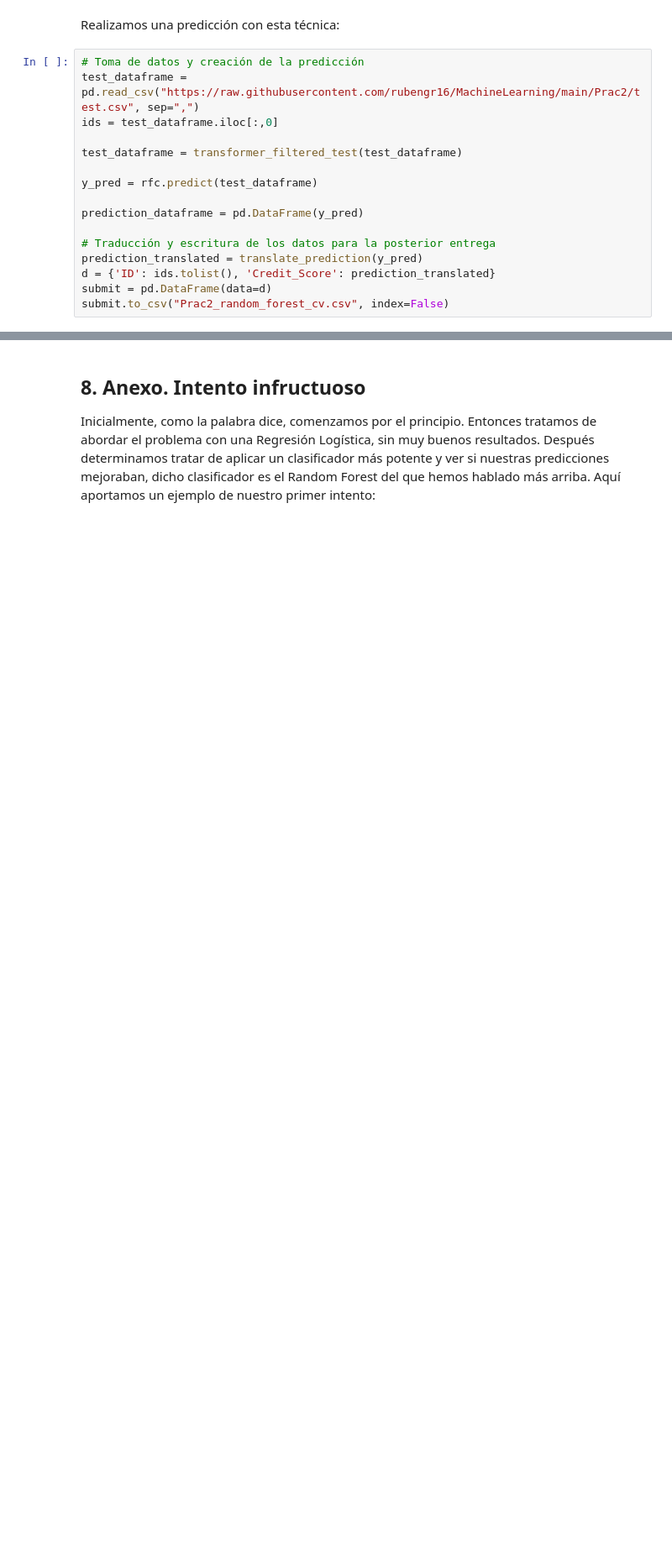
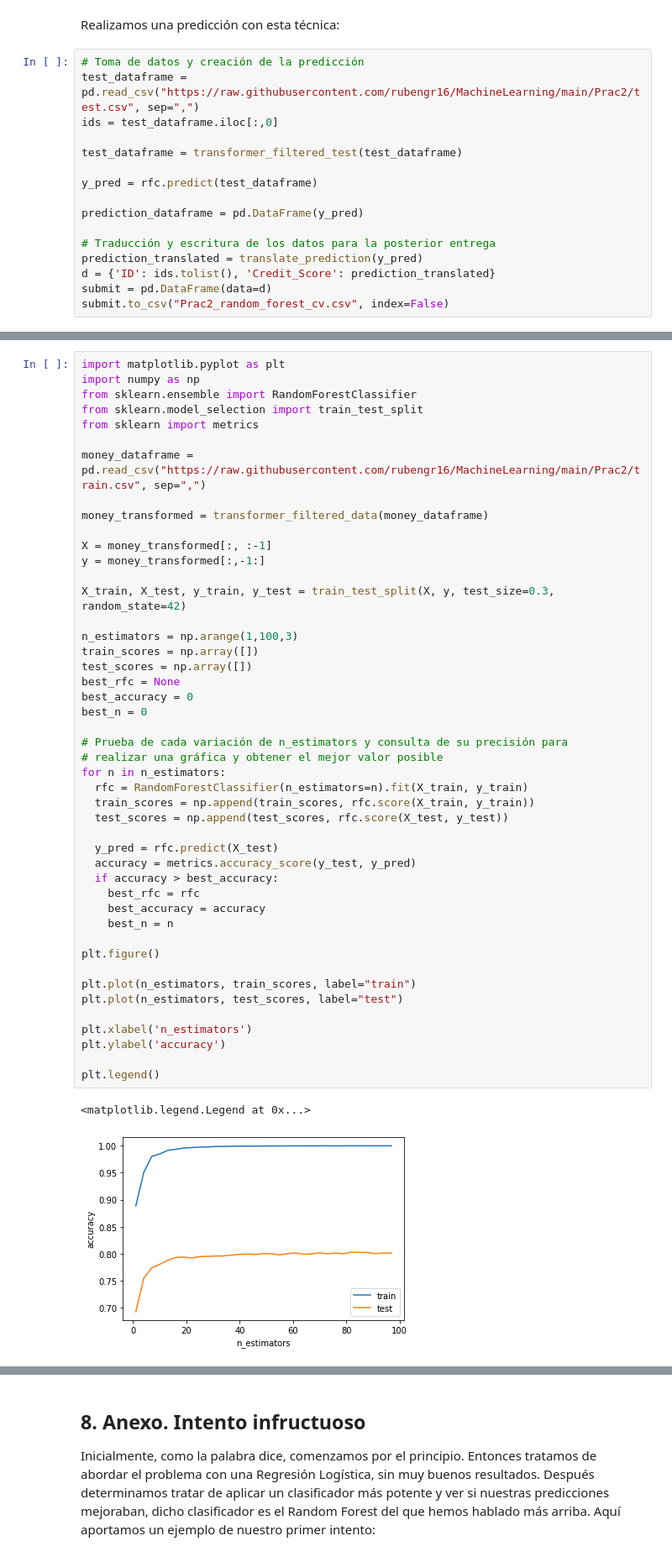
Before and after one commit to rubengr16/KickOff_ML, a Jupyter notebook: Prac2/Pactica_2_ML.ipynb, the cells around one changed output, grey strips where cells are left out. Shown at 84% size. Cells and saved outputs as stored; diff of their text form; blank space fills up the shorter version.

```diff
--- a/Prac2/Pactica_2_ML.ipynb
+++ b/Prac2/Pactica_2_ML.ipynb
@@ -639,0 +639,49 @@ submit.to_csv("Prac2_random_forest_cv.csv", index=False)
+# %%
+import matplotlib.pyplot as plt
+import numpy as np
+from sklearn.ensemble import RandomForestClassifier
+from sklearn.model_selection import train_test_split
+from sklearn import metrics
+
+money_dataframe = pd.read_csv("https://raw.githubusercontent.com/rubengr16/MachineLearning/main/Prac2/train.csv", sep=",")
+
+money_transformed = transformer_filtered_data(money_dataframe)
+
+X = money_transformed[:, :-1]
+y = money_transformed[:,-1:]
+
+X_train, X_test, y_train, y_test = train_test_split(X, y, test_size=0.3, random_state=42)
+
+n_estimators = np.arange(1,100,3)
+train_scores = np.array([])
+test_scores = np.array([])
+best_rfc = None
+best_accuracy = 0
+best_n = 0
+
+# Prueba de cada variación de n_estimators y consulta de su precisión para
+# realizar una gráfica y obtener el mejor valor posible
+for n in n_estimators:
+  rfc = RandomForestClassifier(n_estimators=n).fit(X_train, y_train)
+  train_scores = np.append(train_scores, rfc.score(X_train, y_train))
+  test_scores = np.append(test_scores, rfc.score(X_test, y_test))
+
+  y_pred = rfc.predict(X_test)
+  accuracy = metrics.accuracy_score(y_test, y_pred)
+  if accuracy > best_accuracy:
+    best_rfc = rfc
+    best_accuracy = accuracy
+    best_n = n
+
+plt.figure()
+
+plt.plot(n_estimators, train_scores, label="train")
+plt.plot(n_estimators, test_scores, label="test")
+
+plt.xlabel('n_estimators')
+plt.ylabel('accuracy')
+
+plt.legend()
+# %% [output]
+<matplotlib.legend.Legend at 0x...>
+[figure, added]
```
Also changed, not shown: parts of 16 cells of this notebook.
